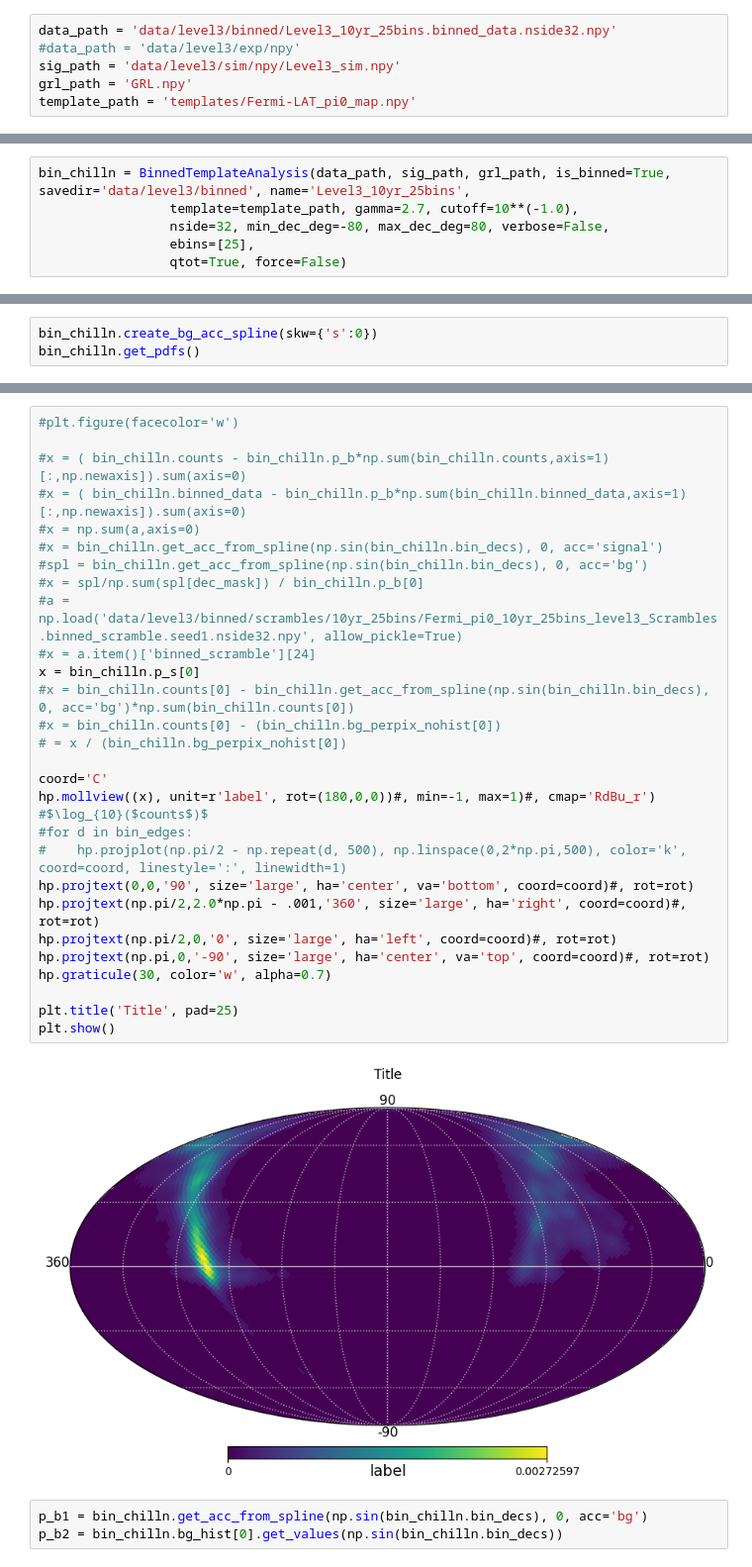
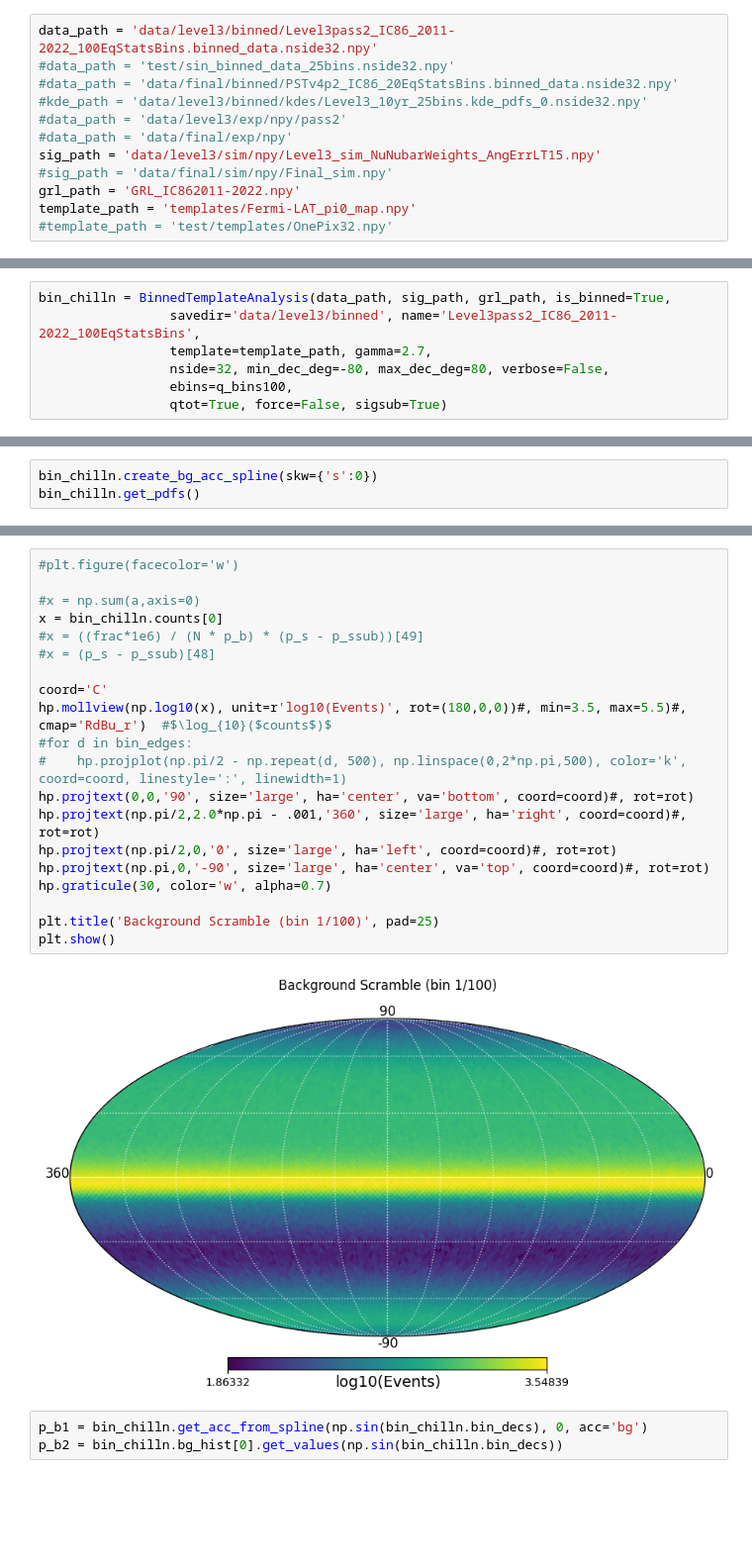
Before and after one commit to MACampana/BinnedTracks, a Jupyter notebook: NEW_BinnedAnalysis.ipynb, the cells around one changed output, grey strips where cells are left out. Shown at 99% size. Drawn from its saved outputs; the diff is of its cells as text; blank space fills up the shorter version.

```diff
--- a/NEW_BinnedAnalysis.ipynb
+++ b/NEW_BinnedAnalysis.ipynb
@@ -1536,6 +1065,12 @@ class BinnedTemplateAnalysis:
 # %%
-data_path = 'data/level3/binned/Level3_10yr_25bins.binned_data.nside32.npy'
-#data_path = 'data/level3/exp/npy'
-sig_path = 'data/level3/sim/npy/Level3_sim.npy'
-grl_path = 'GRL.npy'
+data_path = 'data/level3/binned/Level3pass2_IC86_2011-2022_100EqStatsBins.binned_data.nside32.npy'
+#data_path = 'test/sin_binned_data_25bins.nside32.npy'
+#data_path = 'data/final/binned/PSTv4p2_IC86_20EqStatsBins.binned_data.nside32.npy'
+#kde_path = 'data/level3/binned/kdes/Level3_10yr_25bins.kde_pdfs_0.nside32.npy'
+#data_path = 'data/level3/exp/npy/pass2'
+#data_path = 'data/final/exp/npy'
+sig_path = 'data/level3/sim/npy/Level3_sim_NuNubarWeights_AngErrLT15.npy'
+#sig_path = 'data/final/sim/npy/Final_sim.npy'
+grl_path = 'GRL_IC862011-2022.npy'
 template_path = 'templates/Fermi-LAT_pi0_map.npy'
+#template_path = 'test/templates/OnePix32.npy'
@@ -1542,8 +1107,9 @@ template_path = 'templates/Fermi-LAT_pi0_map.npy'
 # %%
-bin_chilln = BinnedTemplateAnalysis(data_path, sig_path, grl_path, is_binned=True, savedir='data/level3/binned', name='Level3_10yr_25bins',
-                 template=template_path, gamma=2.7, cutoff=10**(-1.0),
+bin_chilln = BinnedTemplateAnalysis(data_path, sig_path, grl_path, is_binned=True,
+                 savedir='data/level3/binned', name='Level3pass2_IC86_2011-2022_100EqStatsBins',
+                 template=template_path, gamma=2.7,
                  nside=32, min_dec_deg=-80, max_dec_deg=80, verbose=False,
-                 ebins=[25],
-                 qtot=True, force=False)
+                 ebins=q_bins100,
+                 qtot=True, force=False, sigsub=True)
 # %% [output]
 Setting up:
@@ -1652,33 +1230,25 @@ bin_chilln.get_pdfs()
 # %%
 #plt.figure(facecolor='w')
 
-#x = ( bin_chilln.counts - bin_chilln.p_b*np.sum(bin_chilln.counts,axis=1)[:,np.newaxis]).sum(axis=0)
-#x = ( bin_chilln.binned_data - bin_chilln.p_b*np.sum(bin_chilln.binned_data,axis=1)[:,np.newaxis]).sum(axis=0)
 #x = np.sum(a,axis=0)
-#x = bin_chilln.get_acc_from_spline(np.sin(bin_chilln.bin_decs), 0, acc='signal')
-#spl = bin_chilln.get_acc_from_spline(np.sin(bin_chilln.bin_decs), 0, acc='bg')
-#x = spl/np.sum(spl[dec_mask]) / bin_chilln.p_b[0]
-#a = np.load('data/level3/binned/scrambles/10yr_25bins/Fermi_pi0_10yr_25bins_level3_Scrambles.binned_scramble.seed1.nside32.npy', allow_pickle=True)
-#x = a.item()['binned_scramble'][24]
-x = bin_chilln.p_s[0]
-#x = bin_chilln.counts[0] - bin_chilln.get_acc_from_spline(np.sin(bin_chilln.bin_decs), 0, acc='bg')*np.sum(bin_chilln.counts[0])
-#x = bin_chilln.counts[0] - (bin_chilln.bg_perpix_nohist[0])
-# = x / (bin_chilln.bg_perpix_nohist[0])
+x = bin_chilln.counts[0]
+#x = ((frac*1e6) / (N * p_b) * (p_s - p_ssub))[49]
+#x = (p_s - p_ssub)[48]
 
 coord='C'
-hp.mollview((x), unit=r'label', rot=(180,0,0))#, min=-1, max=1)#, cmap='RdBu_r')  #$\log_{10}($counts$)$
+hp.mollview(np.log10(x), unit=r'log10(Events)', rot=(180,0,0))#, min=3.5, max=5.5)#, cmap='RdBu_r')  #$\log_{10}($counts$)$
 #for d in bin_edges:
 #    hp.projplot(np.pi/2 - np.repeat(d, 500), np.linspace(0,2*np.pi,500), color='k', coord=coord, linestyle=':', linewidth=1)
 hp.projtext(0,0,'90', size='large', ha='center', va='bottom', coord=coord)#, rot=rot)
 hp.projtext(np.pi/2,2.0*np.pi - .001,'360', size='large', ha='right', coord=coord)#, rot=rot)
 hp.projtext(np.pi/2,0,'0', size='large', ha='left', coord=coord)#, rot=rot)
 hp.projtext(np.pi,0,'-90', size='large', ha='center', va='top', coord=coord)#, rot=rot)
 hp.graticule(30, color='w', alpha=0.7)
 
-plt.title('Title', pad=25)
+plt.title('Background Scramble (bin 1/100)', pad=25)
 plt.show()
 # %% [output]
-[figure, old version]
+[figure, new version]
 # %%
 p_b1 = bin_chilln.get_acc_from_spline(np.sin(bin_chilln.bin_decs), 0, acc='bg')
 p_b2 = bin_chilln.bg_hist[0].get_values(np.sin(bin_chilln.bin_decs))
```
Also changed, not shown: parts of 51 cells of this notebook, 14 other files.
